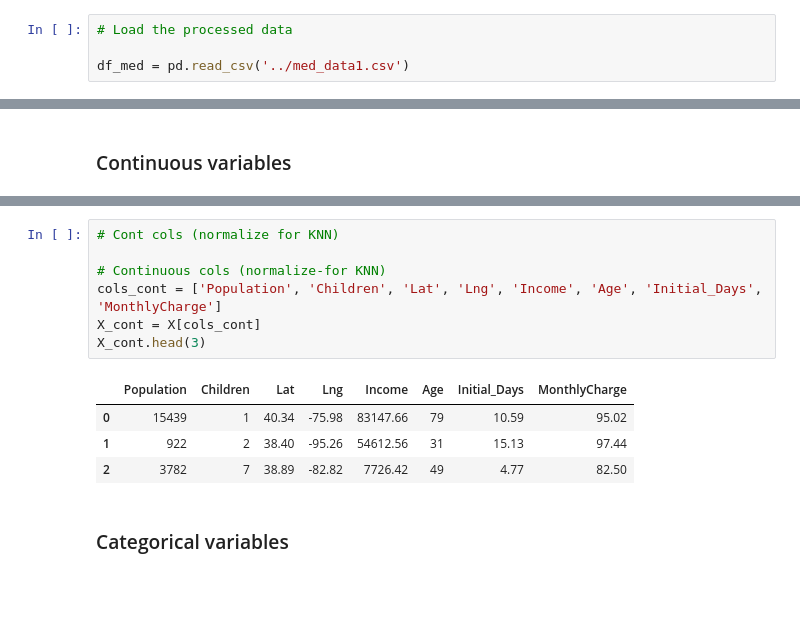
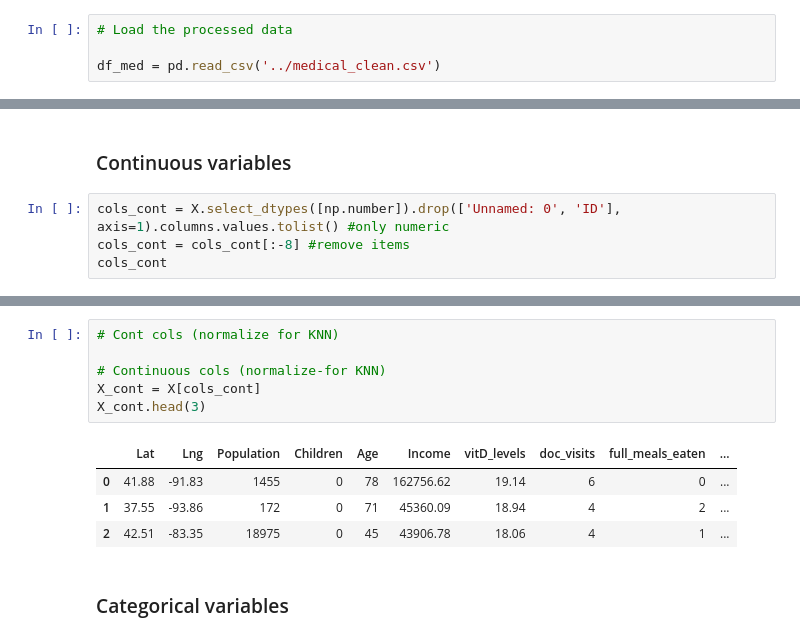
Before and after one commit to rabujamra/WGU_Code, a Jupyter notebook: DMI-Supervised/DMI_Medical_Pred.ipynb, the cells around one changed output, grey strips where cells are left out. Drawn from its saved outputs; the diff is of its cells as text; blank space fills up the shorter version.

```diff
--- a/DMI-Supervised/DMI_Medical_Pred.ipynb
+++ b/DMI-Supervised/DMI_Medical_Pred.ipynb
@@ -10,7 +10,7 @@ warnings.filterwarnings("ignore")
 # %%
 # Load the processed data
 
-df_med = pd.read_csv('../med_data1.csv')
+df_med = pd.read_csv('../medical_clean.csv')
 # %%
 df_med.head(3)
 # %% [output]
@@ -62,3 +62,7 @@ X['zip']= X['zip'].astype('str')
 ## Variable selection
 # %% [markdown]
 ### Continuous variables
+# %%
+cols_cont = X.select_dtypes([np.number]).drop(['Unnamed: 0', 'ID'], axis=1).columns.values.tolist() #only numeric
+cols_cont = cols_cont[:-8] #remove items
+cols_cont
@@ -65,15 +81,14 @@ X['zip']= X['zip'].astype('str')
 # %%
 # Cont cols (normalize for KNN)
 
 # Continuous cols (normalize-for KNN)
-cols_cont = ['Population', 'Children', 'Lat', 'Lng', 'Income', 'Age', 'Initial_Days', 'MonthlyCharge']
 X_cont = X[cols_cont]
 X_cont.head(3)
 # %% [output]
-|  | Population | Children | Lat | Lng | Income | Age | Initial_Days | MonthlyCharge |
-| 0 | 15439 | 1 | 40.34 | -75.98 | 83147.66 | 79 | 10.59 | 95.02 |
-| 1 | 922 | 2 | 38.40 | -95.26 | 54612.56 | 31 | 15.13 | 97.44 |
-| 2 | 3782 | 7 | 38.89 | -82.82 | 7726.42 | 49 | 4.77 | 82.50 |
+|  | Lat | Lng | Population | Children | Age | Income | vitD_levels | doc_visits | full_meals_eaten | ... |
+| 0 | 41.88 | -91.83 | 1455 | 0 | 78 | 162756.62 | 19.14 | 6 | 0 | ... |
+| 1 | 37.55 | -93.86 | 172 | 0 | 71 | 45360.09 | 18.94 | 4 | 2 | ... |
+| 2 | 42.51 | -83.35 | 18975 | 0 | 45 | 43906.78 | 18.06 | 4 | 1 | ... |
 # %% [markdown]
 ### Categorical variables
 # %%
```
Also changed, not shown: parts of 14 cells of this notebook, 1 other file.
